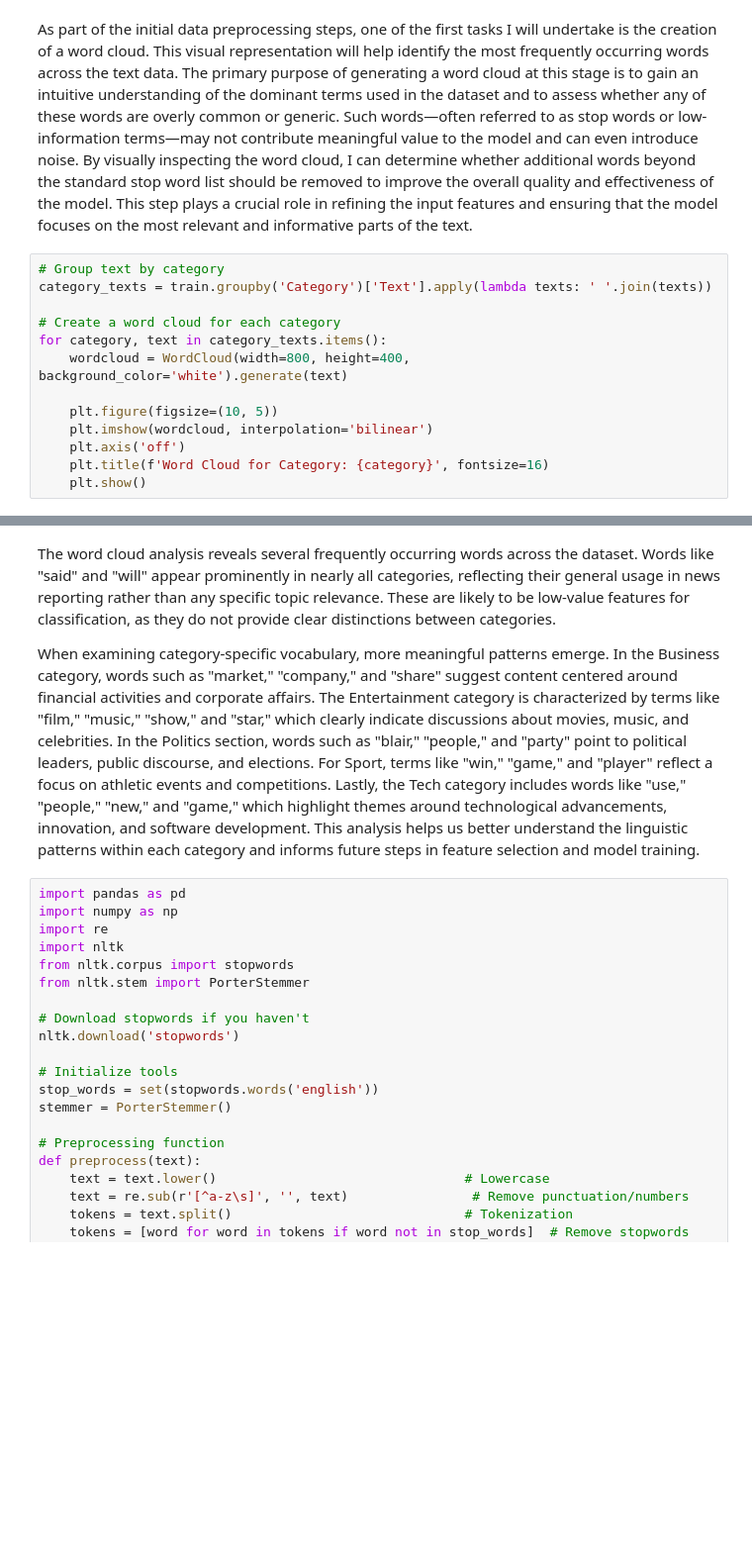
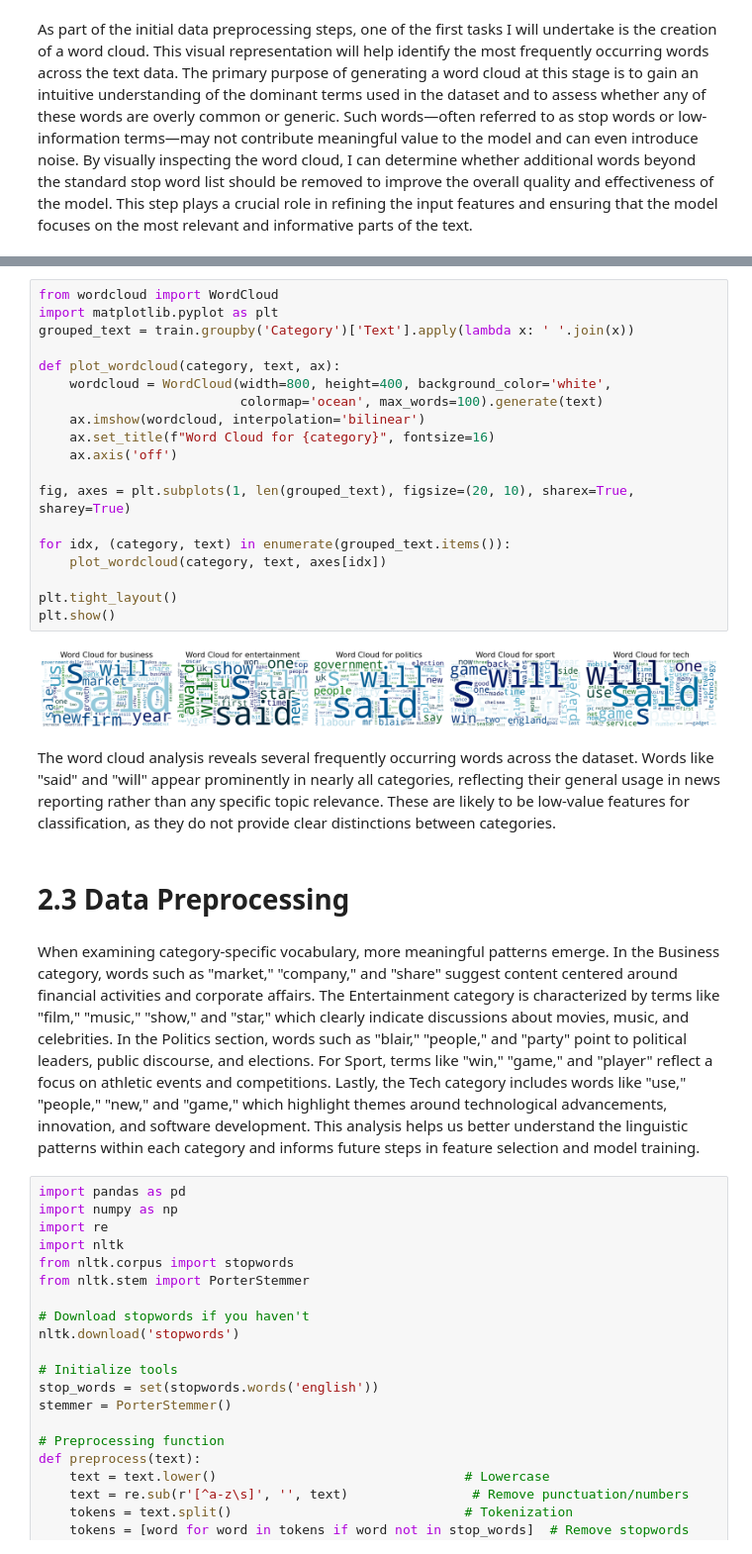
Before and after one commit to soth8212/DTSA-5510-Week-4, a Jupyter notebook: Part 1 - BBC News Article Categorizatio.ipynb, the cells around one changed output, grey strips where cells are left out. Shown: that part at 99% size. Saved outputs shown, nothing was run; the diff lists cells and outputs as text; blank space fills up the shorter version.

```diff
--- a/Part 1 - BBC News Article Categorizatio.ipynb
+++ b/Part 1 - BBC News Article Categorizatio.ipynb
@@ -90,15 +92,2 @@ The data is already in a clean, rectangular format, so the primary preprocessing
 # %% [markdown]
 As part of the initial data preprocessing steps, one of the first tasks I will undertake is the creation of a word cloud. This visual representation will help identify the most frequently occurring words across the text data. The primary purpose of generating a word cloud at this stage is to gain an intuitive understanding of the dominant terms used in the dataset and to assess whether any of these words are overly common or generic. Such words—often referred to as stop words or low-information terms—may not contribute meaningful value to the model and can even introduce noise. By visually inspecting the word cloud, I can determine whether additional words beyond the standard stop word list should be removed to improve the overall quality and effectiveness of the model. This step plays a crucial role in refining the input features and ensuring that the model focuses on the most relevant and informative parts of the text.
-# %%
-# Group text by category
-category_texts = train.groupby('Category')['Text'].apply(lambda texts: ' '.join(texts))
-
-# Create a word cloud for each category
-for category, text in category_texts.items():
-    wordcloud = WordCloud(width=800, height=400, background_color='white').generate(text)
-
-    plt.figure(figsize=(10, 5))
-    plt.imshow(wordcloud, interpolation='bilinear')
-    plt.axis('off')
-    plt.title(f'Word Cloud for Category: {category}', fontsize=16)
-    plt.show()
@@ -111,6 +94,29 @@ for category, text in category_texts.items():
+# %%
+from wordcloud import WordCloud
+import matplotlib.pyplot as plt
+grouped_text = train.groupby('Category')['Text'].apply(lambda x: ' '.join(x))
+
+def plot_wordcloud(category, text, ax):
+    wordcloud = WordCloud(width=800, height=400, background_color='white',
+                          colormap='ocean', max_words=100).generate(text)
+    ax.imshow(wordcloud, interpolation='bilinear')
+    ax.set_title(f"Word Cloud for {category}", fontsize=16)
+    ax.axis('off')
+
+fig, axes = plt.subplots(1, len(grouped_text), figsize=(20, 10), sharex=True, sharey=True)
+
+for idx, (category, text) in enumerate(grouped_text.items()):
+    plot_wordcloud(category, text, axes[idx])
+
+plt.tight_layout()
+plt.show()
+# %% [output]
+[figure, added]
+# %% [markdown]
+The word cloud analysis reveals several frequently occurring words across the dataset. Words like "said" and "will" appear prominently in nearly all categories, reflecting their general usage in news reporting rather than any specific topic relevance. These are likely to be low-value features for classification, as they do not provide clear distinctions between categories.
+# %% [markdown]
+# 2.3 Data Preprocessing
 # %% [markdown]
-The word cloud analysis reveals several frequently occurring words across the dataset. Words like "said" and "will" appear prominently in nearly all categories, reflecting their general usage in news reporting rather than any specific topic relevance. These are likely to be low-value features for classification, as they do not provide clear distinctions between categories.
-
 When examining category-specific vocabulary, more meaningful patterns emerge. In the Business category, words such as "market," "company," and "share" suggest content centered around financial activities and corporate affairs. The Entertainment category is characterized by terms like "film," "music," "show," and "star," which clearly indicate discussions about movies, music, and celebrities. In the Politics section, words such as "blair," "people," and "party" point to political leaders, public discourse, and elections. For Sport, terms like "win," "game," and "player" reflect a focus on athletic events and competitions. Lastly, the Tech category includes words like "use," "people," "new," and "game," which highlight themes around technological advancements, innovation, and software development. This analysis helps us better understand the linguistic patterns within each category and informs future steps in feature selection and model training.
 # %%
 import pandas as pd
```
Also changed, not shown: parts of 11 cells of this notebook.
